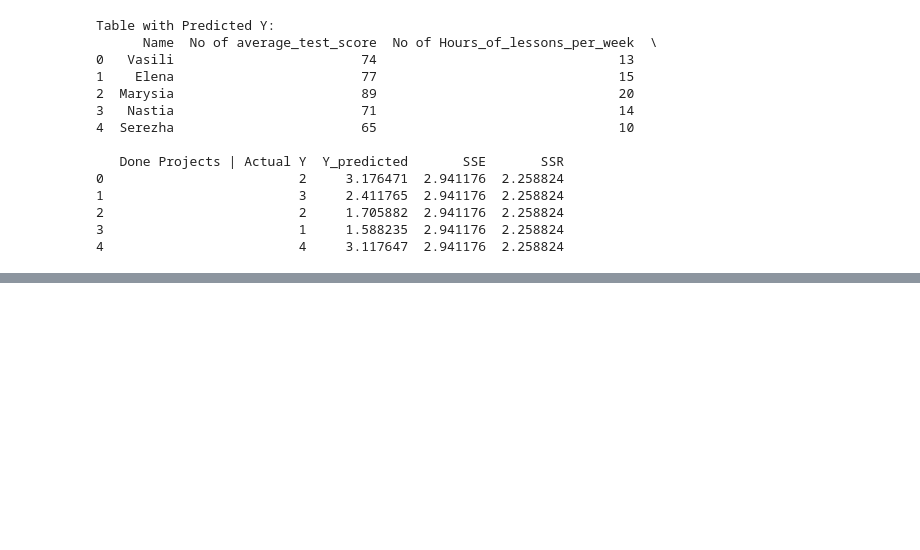
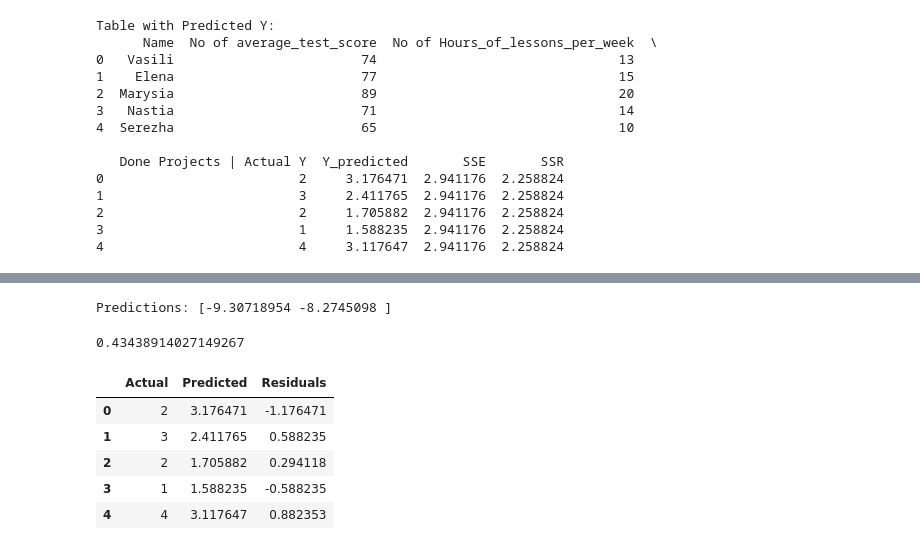
Before and after one commit to SerezhaK/web-regression-analysis-with-y-predictor, a Jupyter notebook: multiple-regression.ipynb, the cells around one changed output, grey strips where cells are left out. Cells and saved outputs as stored; diff of their text form; code cells hidden in the pictures; blank space fills up the shorter version.

```diff
--- a/multiple-regression.ipynb
+++ b/multiple-regression.ipynb
@@ -99,0 +108,30 @@ plt.show()
+# %%
+new_data = np.array([
+    [4, 5],
+    [2, 3],
+])
+
+predictions = model.predict(new_data)
+print("Predictions:", predictions)
+# %% [output]
+Predictions: [-9.30718954 -8.2745098 ]
+# %%
+y_pred = model.predict(X)
+
+# Evaluate model accuracy
+r2 = r2_score(Y, y_pred)
+r2
+# %% [output]
+0.43438914027149267
+# %%
+predictions = model.predict(X)
+residuals = Y - predictions
+residuals_df = pd.DataFrame({'Actual': Y, 'Predicted': predictions, 'Residuals': residuals})
+residuals_df
+# %% [output]
+|  | Actual | Predicted | Residuals |
+| 0 | 2 | 3.176471 | -1.176471 |
+| 1 | 3 | 2.411765 | 0.588235 |
+| 2 | 2 | 1.705882 | 0.294118 |
+| 3 | 1 | 1.588235 | -0.588235 |
+| 4 | 4 | 3.117647 | 0.882353 |
```
Also changed, not shown: parts of 4 cells of this notebook.
